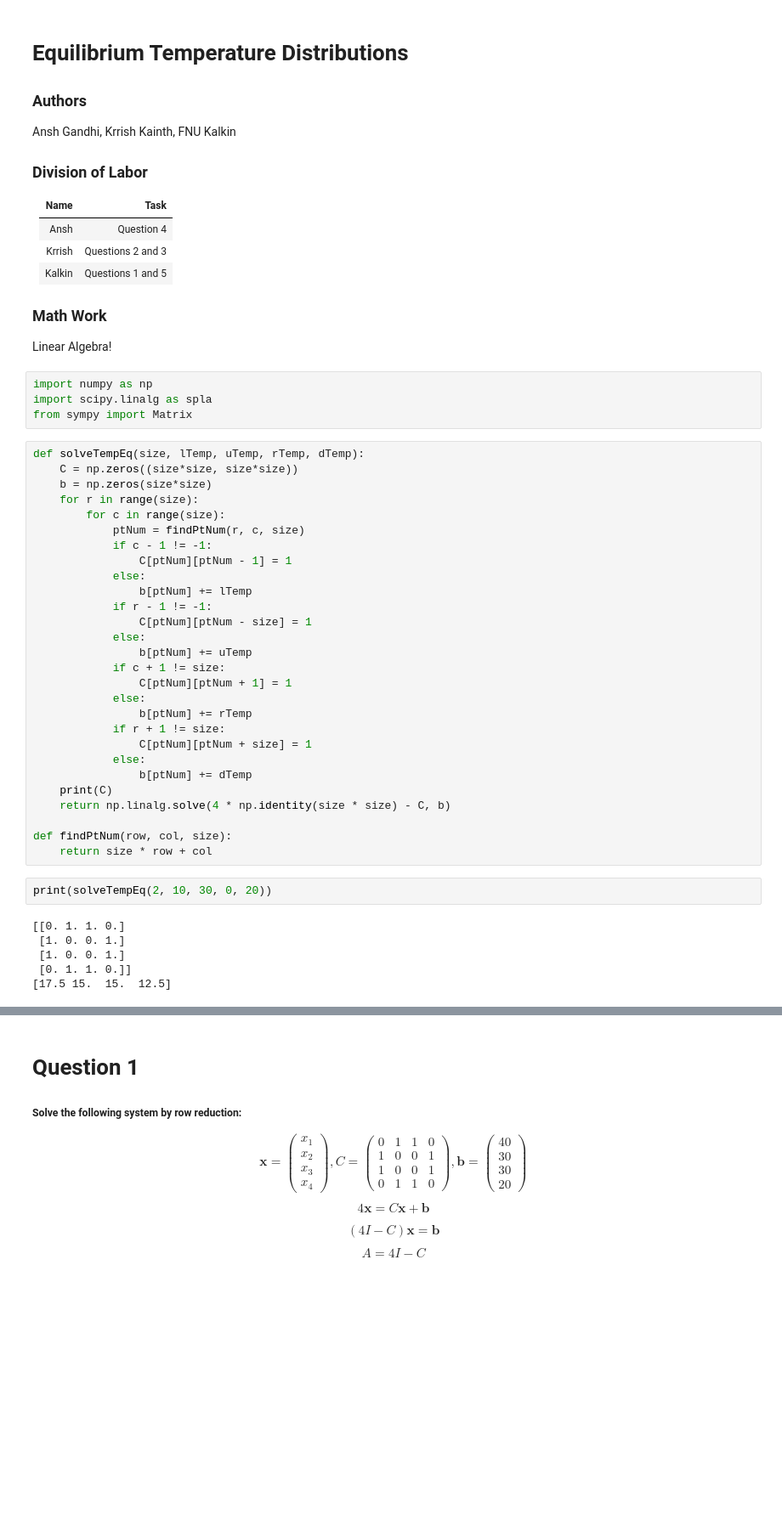
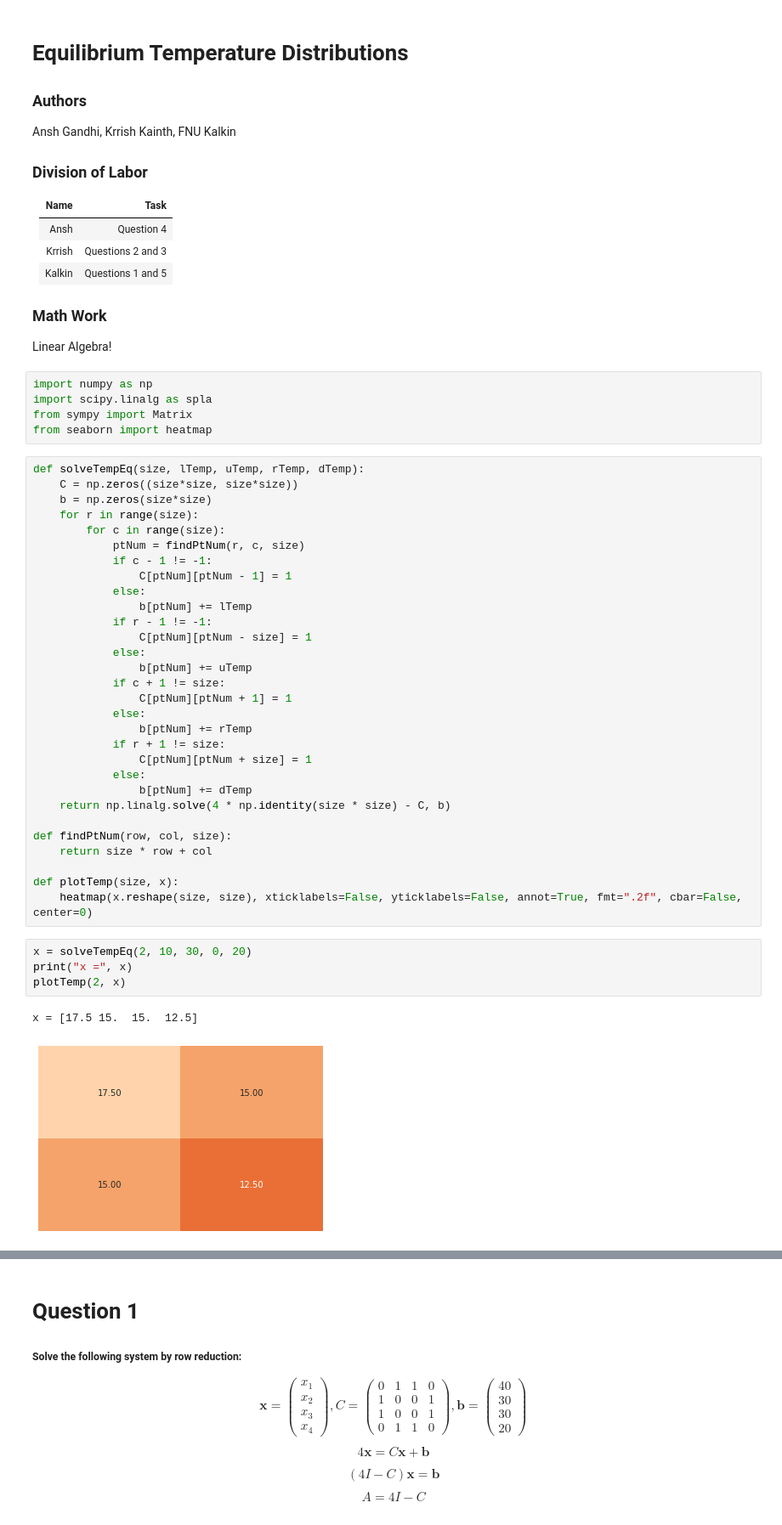
Before and after one commit to anshgandhi4/equilibrium_temperature_project, a Jupyter notebook: main.ipynb, the cells around one changed output, grey strips where cells are left out. Shown: that part at 85% size. Cells and saved outputs as stored; diff of their text form; blank space fills up the shorter version.

Commit message:
heatmaps

```diff
--- a/main.ipynb
+++ b/main.ipynb
@@ -20,6 +20,7 @@ Linear Algebra!
 import numpy as np
 import scipy.linalg as spla
 from sympy import Matrix
+from seaborn import heatmap
 # %%
 def solveTempEq(size, lTemp, uTemp, rTemp, dTemp):
     C = np.zeros((size*size, size*size))
@@ -43,16 +44,17 @@ def solveTempEq(size, lTemp, uTemp, rTemp, dTemp):
                 C[ptNum][ptNum + size] = 1
             else:
                 b[ptNum] += dTemp
-    print(C)
     return np.linalg.solve(4 * np.identity(size * size) - C, b)
 
 def findPtNum(row, col, size):
     return size * row + col
+
+def plotTemp(size, x):
+    heatmap(x.reshape(size, size), xticklabels=False, yticklabels=False, annot=True, fmt=".2f", cbar=False, center=0)
 # %%
-print(solveTempEq(2, 10, 30, 0, 20))
+x = solveTempEq(2, 10, 30, 0, 20)
+print("x =", x)
+plotTemp(2, x)
 # %% [output]
-[[0. 1. 1. 0.]
- [1. 0. 0. 1.]
- [1. 0. 0. 1.]
- [0. 1. 1. 0.]]
-[17.5 15.  15.  12.5]
+x = [17.5 15.  15.  12.5]
+[figure, added]
```
Also changed, not shown: parts of 8 cells of this notebook.
